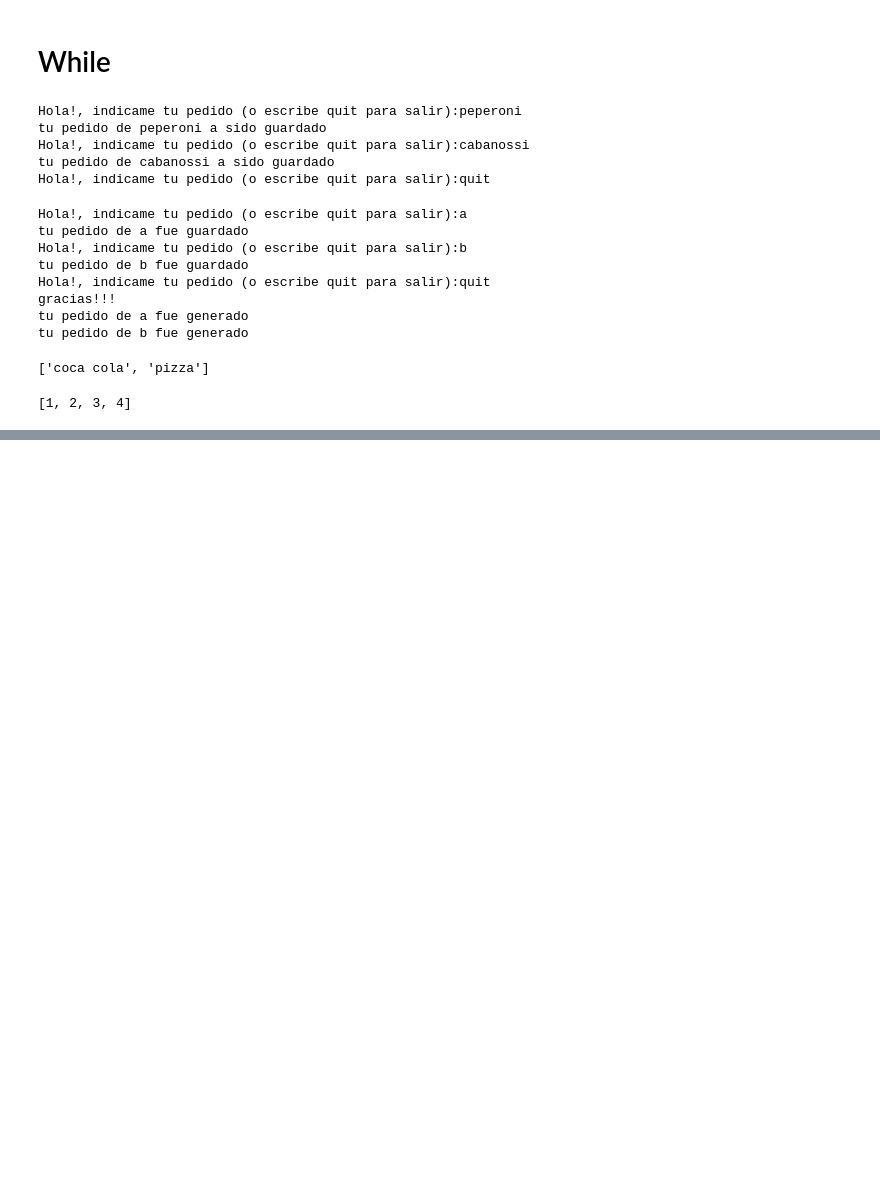
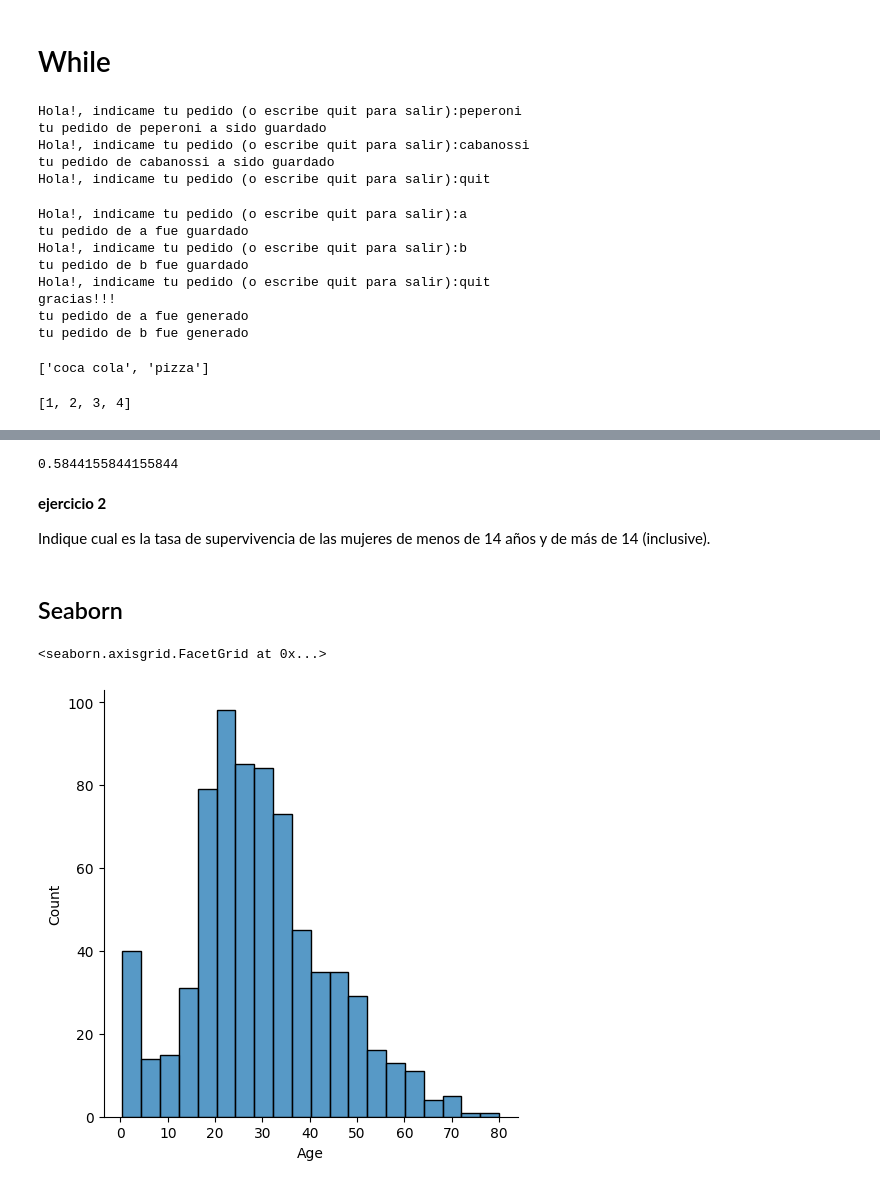
Before and after one commit to JCaballerot/Programacion_en_Python, a Jupyter notebook: resumen/introduccion_fundamentos/clase_2.ipynb, the cells around one changed output, grey strips where cells are left out. Drawn from its saved outputs; the diff is of its cells as text; code cells hidden in the pictures; blank space fills up the shorter version.

```diff
--- a/resumen/introduccion_fundamentos/clase_2.ipynb
+++ b/resumen/introduccion_fundamentos/clase_2.ipynb
@@ -354,0 +359,3 @@ my_list
+# %%
+#pandas dataframe
+pddf = pd.read_csv('train_titanic.csv')
@@ -354,0 +481,10 @@ my_list
+# %%
+pddf2.Survived.mean()
+# %% [output]
+0.5844155844155844
+# %% [markdown]
+**ejercicio 2**
+
+Indique cual es la tasa de supervivencia de las mujeres de menos de 14 años y de más de 14 (inclusive).
+# %% [markdown]
+## Seaborn
@@ -354,0 +493,5 @@ my_list
+# %%
+sns.displot(data = pddf, x = 'Age')
+# %% [output]
+<seaborn.axisgrid.FacetGrid at 0x...>
+[figure, added]
```
Also changed, not shown: parts of 33 cells of this notebook.
